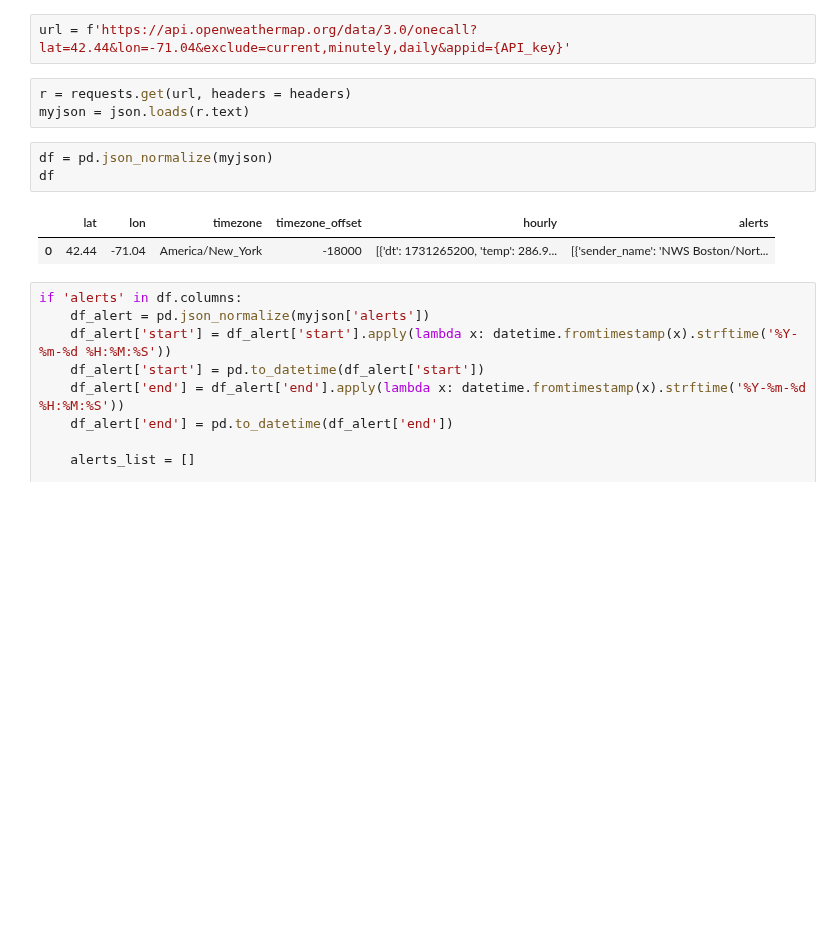
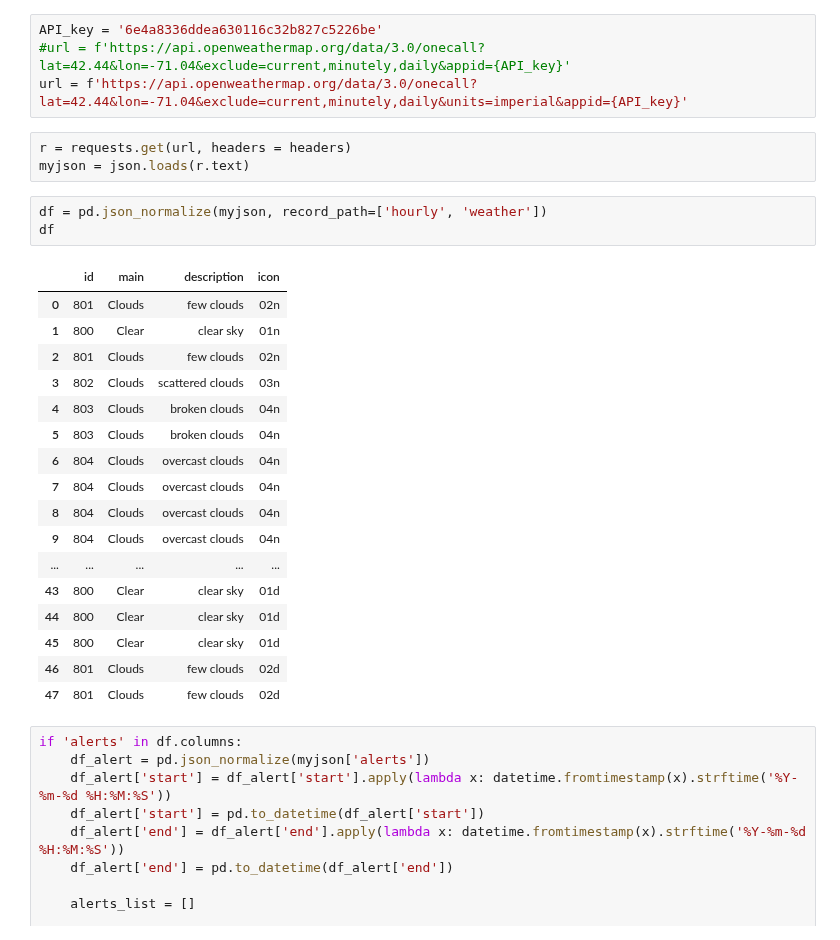
Before and after one commit to shroffr01/PersonalProject, a Jupyter notebook: new_test.ipynb, the cells around one changed output. Drawn from its saved outputs; the diff is of its cells as text; blank space fills up the shorter version.

```diff
--- a/new_test.ipynb
+++ b/new_test.ipynb
@@ -580,16 +564,33 @@ df['weather']
 0    [{'id': 802, 'main': 'Clouds', 'description': ...
 Name: weather, dtype: object
 # %%
-url = f'https://api.openweathermap.org/data/3.0/onecall?lat=42.44&lon=-71.04&exclude=current,minutely,daily&appid={API_key}'
+API_key = '6e4a8336ddea630116c32b827c5226be'
+#url = f'https://api.openweathermap.org/data/3.0/onecall?lat=42.44&lon=-71.04&exclude=current,minutely,daily&appid={API_key}'
+url = f'https://api.openweathermap.org/data/3.0/onecall?lat=42.44&lon=-71.04&exclude=current,minutely,daily&units=imperial&appid={API_key}'
 # %%
 r = requests.get(url, headers = headers)
 myjson = json.loads(r.text)
 # %%
-df = pd.json_normalize(myjson)
+df = pd.json_normalize(myjson, record_path=['hourly', 'weather'])
 df
 # %% [output]
-|  | lat | lon | timezone | timezone_offset | hourly | alerts |
-| 0 | 42.44 | -71.04 | America/New_York | -18000 | [{'dt': 1731265200, 'temp': 286.9... | [{'sender_name': 'NWS Boston/Nort... |
+|  | id | main | description | icon |
+| 0 | 801 | Clouds | few clouds | 02n |
+| 1 | 800 | Clear | clear sky | 01n |
+| 2 | 801 | Clouds | few clouds | 02n |
+| 3 | 802 | Clouds | scattered clouds | 03n |
+| 4 | 803 | Clouds | broken clouds | 04n |
+| 5 | 803 | Clouds | broken clouds | 04n |
+| 6 | 804 | Clouds | overcast clouds | 04n |
+| 7 | 804 | Clouds | overcast clouds | 04n |
+| 8 | 804 | Clouds | overcast clouds | 04n |
+| 9 | 804 | Clouds | overcast clouds | 04n |
+| ... | ... | ... | ... | ... |
+| 43 | 800 | Clear | clear sky | 01d |
+| 44 | 800 | Clear | clear sky | 01d |
+| 45 | 800 | Clear | clear sky | 01d |
+| 46 | 801 | Clouds | few clouds | 02d |
+| 47 | 801 | Clouds | few clouds | 02d |
 # %%
 if 'alerts' in df.columns:
     df_alert = pd.json_normalize(myjson['alerts'])
```
Also changed, not shown: parts of 1 cell of this notebook, 1 other file.
